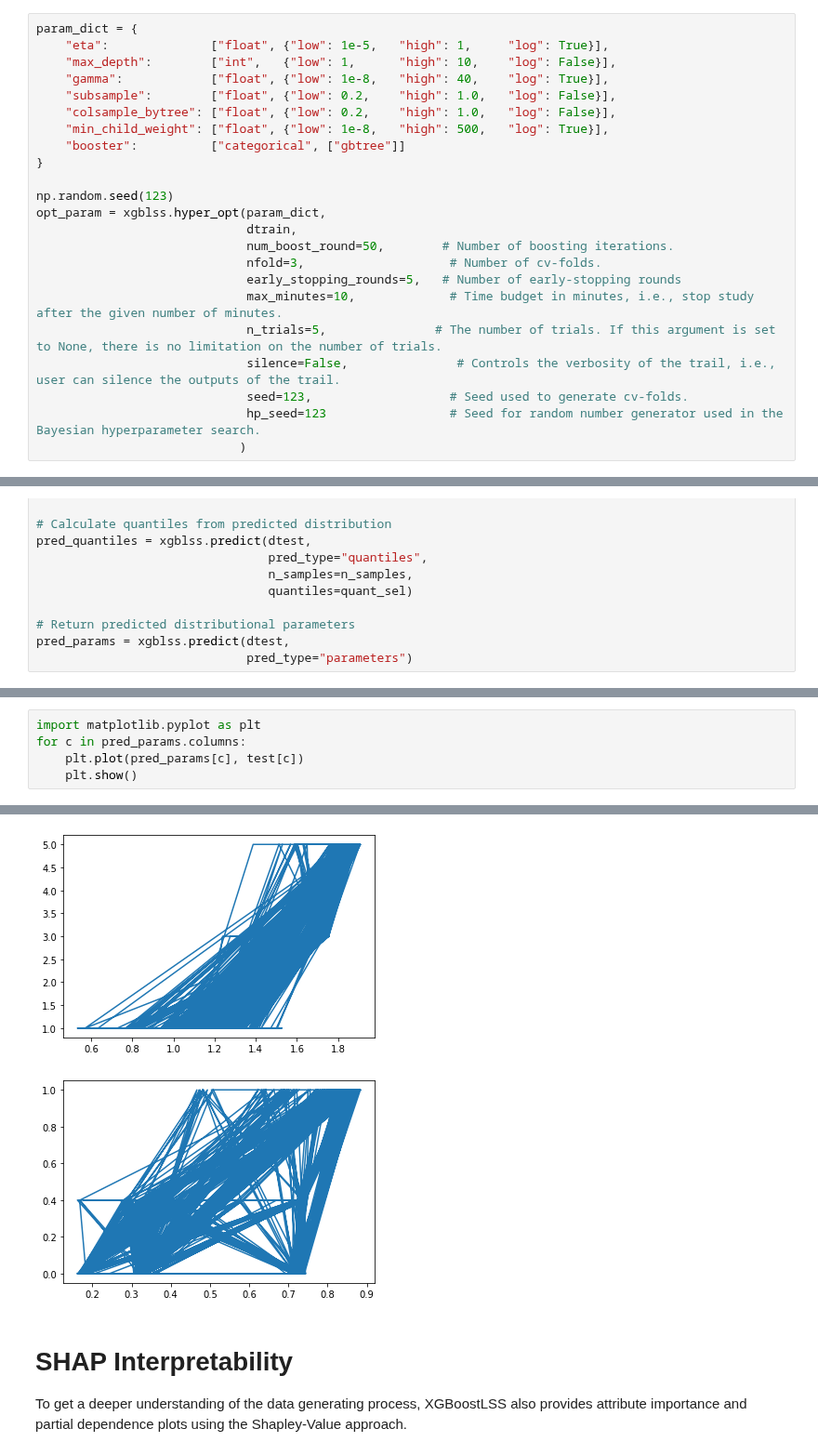
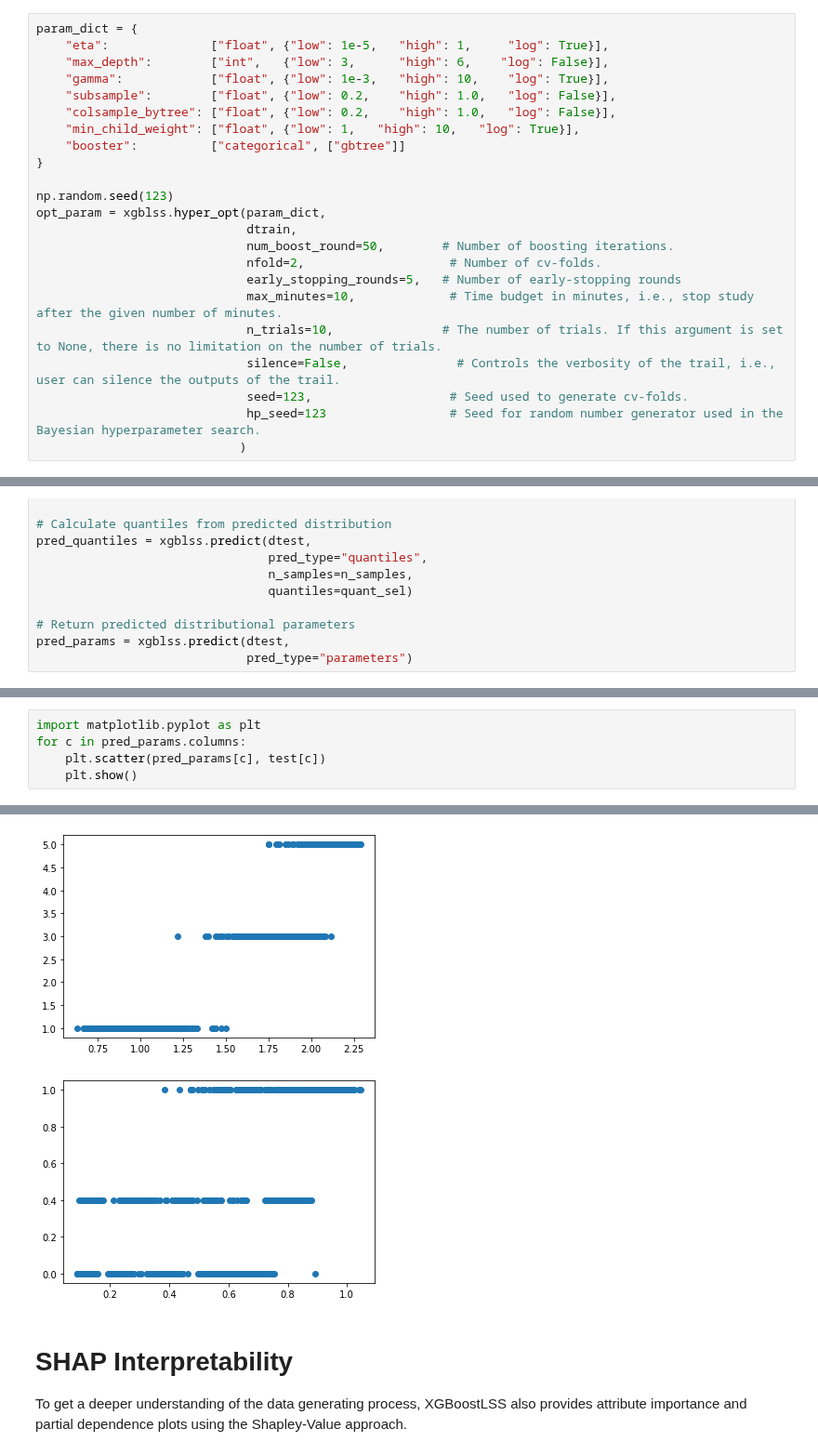
Before and after one commit to StatMixedML/XGBoostLSS, a Jupyter notebook: docs/examples/LambertW_Gaussian_Regression.ipynb, the cells around one changed output, grey strips where cells are left out. Shown at 93% size. Drawn from its saved outputs; the diff is of its cells as text.

```diff
--- a/docs/examples/LambertW_Gaussian_Regression.ipynb
+++ b/docs/examples/LambertW_Gaussian_Regression.ipynb
@@ -146,11 +142,11 @@ Depending on which parameters are optimized, it might happen that some of them a
 # %%
 param_dict = {
     "eta":              ["float", {"low": 1e-5,   "high": 1,     "log": True}],
-    "max_depth":        ["int",   {"low": 1,      "high": 10,    "log": False}],
-    "gamma":            ["float", {"low": 1e-8,   "high": 40,    "log": True}],
+    "max_depth":        ["int",   {"low": 3,      "high": 6,    "log": False}],
+    "gamma":            ["float", {"low": 1e-3,   "high": 10,    "log": True}],
     "subsample":        ["float", {"low": 0.2,    "high": 1.0,   "log": False}],
     "colsample_bytree": ["float", {"low": 0.2,    "high": 1.0,   "log": False}],
-    "min_child_weight": ["float", {"low": 1e-8,   "high": 500,   "log": True}],
+    "min_child_weight": ["float", {"low": 1,   "high": 10,   "log": True}],
     "booster":          ["categorical", ["gbtree"]]
 }
 
@@ -158,10 +154,10 @@ np.random.seed(123)
 opt_param = xgblss.hyper_opt(param_dict,
                              dtrain,
                              num_boost_round=50,        # Number of boosting iterations.
-                             nfold=3,                    # Number of cv-folds.
+                             nfold=2,                    # Number of cv-folds.
                              early_stopping_rounds=5,   # Number of early-stopping rounds
                              max_minutes=10,             # Time budget in minutes, i.e., stop study after the given number of minutes.
-                             n_trials=5,               # The number of trials. If this argument is set to None, there is no limitation on the number of trials.
+                             n_trials=10,               # The number of trials. If this argument is set to None, there is no limitation on the number of trials.
                              silence=False,               # Controls the verbosity of the trail, i.e., user can silence the outputs of the trail.
                              seed=123,                   # Seed used to generate cv-folds.
                              hp_seed=123                 # Seed for random number generator used in the Bayesian hyperparameter search.
@@ -271,6 +265,6 @@ sns.pairplot(pred_params)
 # %%
 import matplotlib.pyplot as plt
 for c in pred_params.columns:
-    plt.plot(pred_params[c], test[c])
+    plt.scatter(pred_params[c], test[c])
     plt.show()
 # %% [output]
@@ -278,5 +272,5 @@ for c in pred_params.columns:
-[figure, old version]
+[figure, new version]
-[figure, old version]
+[figure, new version]
 # %% [markdown]
 # SHAP Interpretability
 
```
Also changed, not shown: parts of 15 cells of this notebook, 3 other files.
